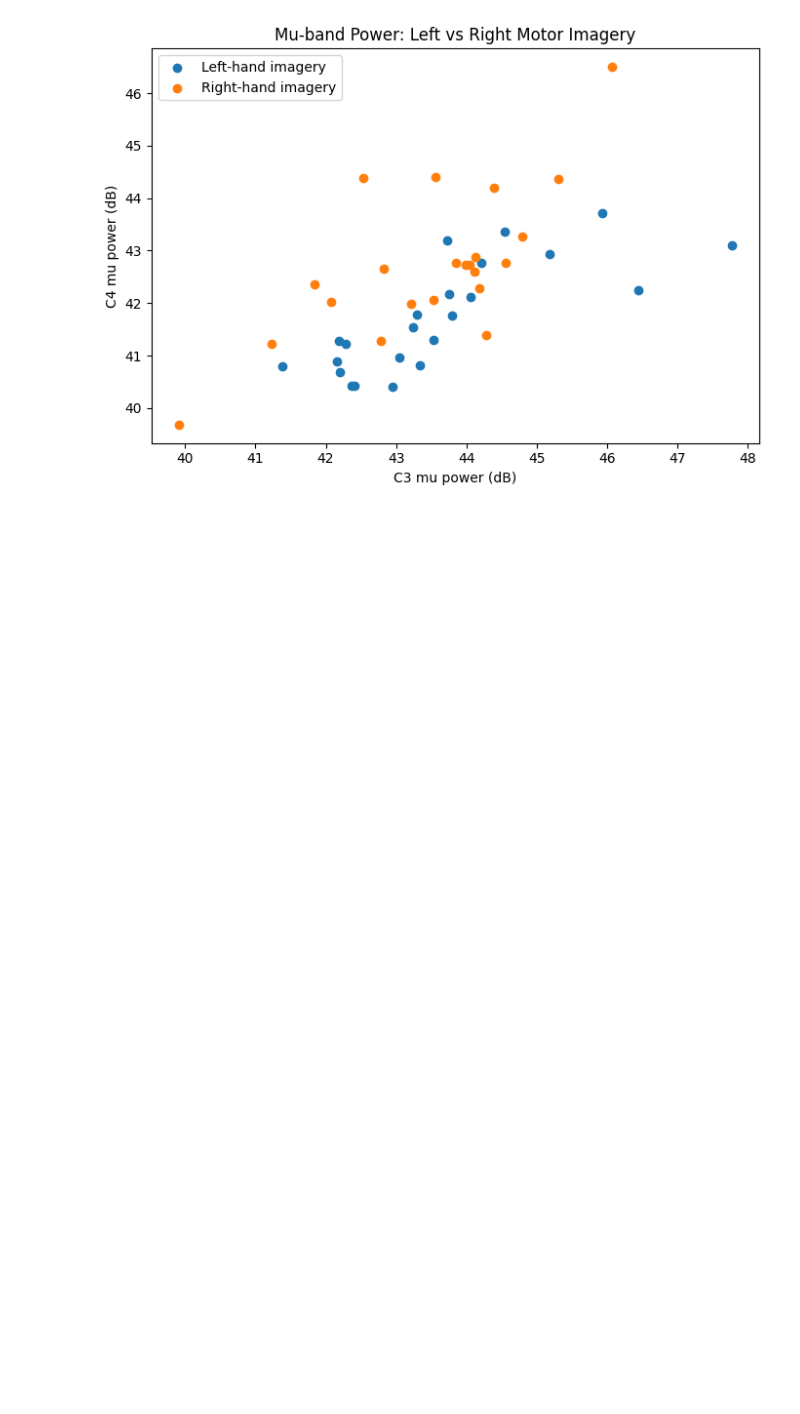
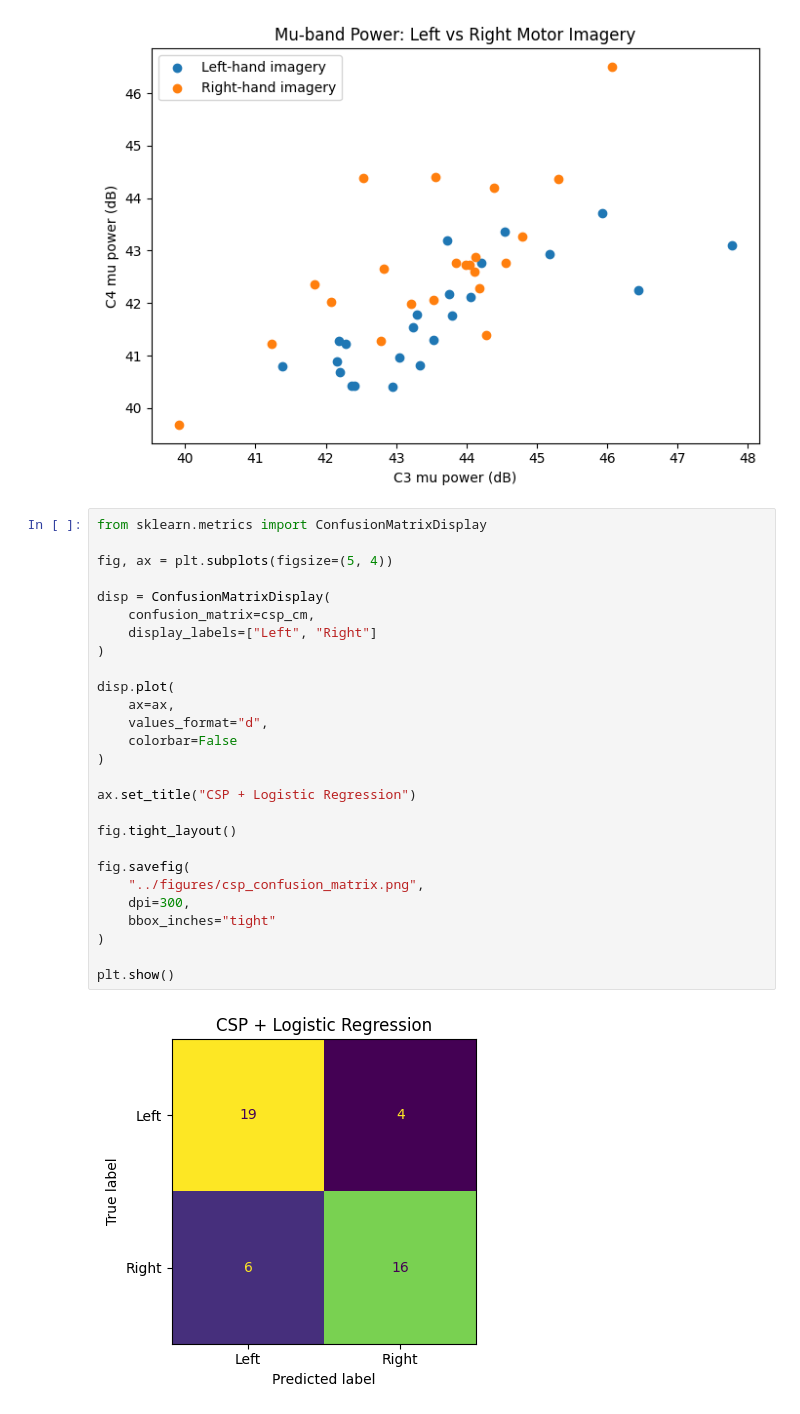
Before and after one commit to IsmaelDiop/eeg-motor-imagery, a Jupyter notebook: notebooks/01_explore_data.ipynb, the cells around one changed output. Cells and saved outputs as stored; diff of their text form; blank space fills up the shorter version.

Commit message:
Added figure and started cleaning up

```diff
--- a/notebooks/01_explore_data.ipynb
+++ b/notebooks/01_explore_data.ipynb
@@ -1035,3 +1067,32 @@ fig.savefig(
 plt.show()
 # %% [output]
 [figure]
+# %%
+from sklearn.metrics import ConfusionMatrixDisplay
+
+fig, ax = plt.subplots(figsize=(5, 4))
+
+disp = ConfusionMatrixDisplay(
+    confusion_matrix=csp_cm,
+    display_labels=["Left", "Right"]
+)
+
+disp.plot(
+    ax=ax,
+    values_format="d",
+    colorbar=False
+)
+
+ax.set_title("CSP + Logistic Regression")
+
+fig.tight_layout()
+
+fig.savefig(
+    "../figures/csp_confusion_matrix.png",
+    dpi=300,
+    bbox_inches="tight"
+)
+
+plt.show()
+# %% [output]
+[figure, added]
```
Also changed, not shown: parts of 5 cells of this notebook, 1 other file.
